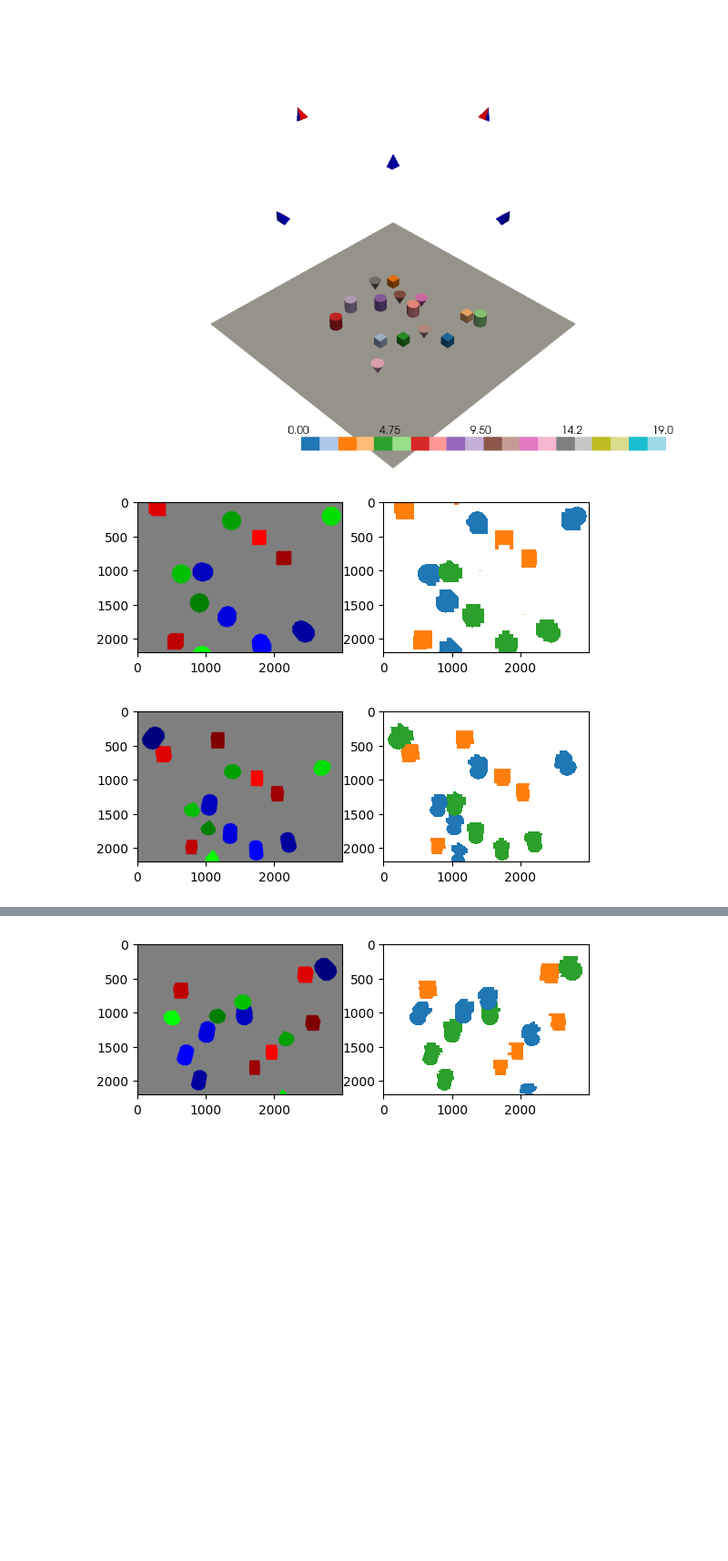
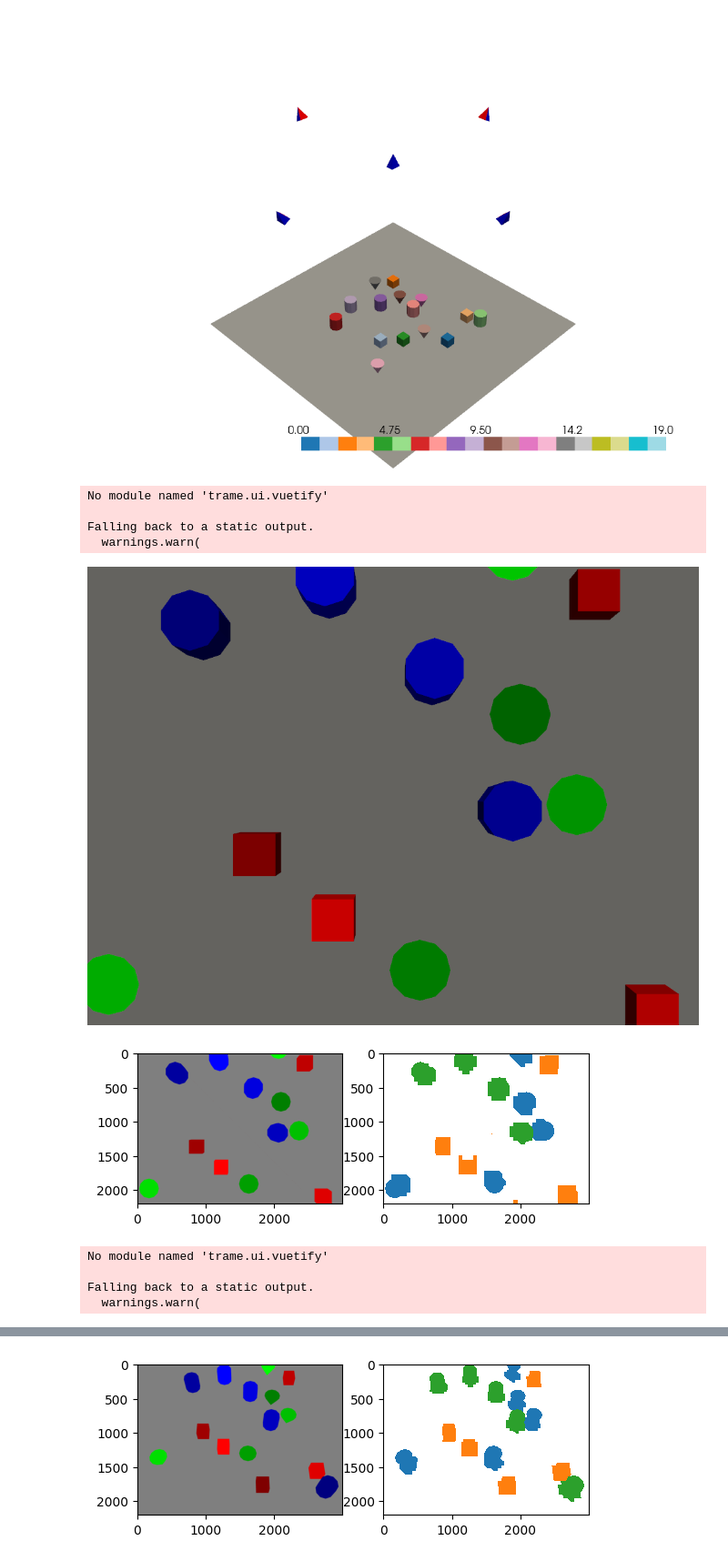
Before and after one commit to open-forest-observatory/geograypher, a Jupyter notebook: examples/concept_figure.ipynb, the cells around one changed output, grey strips where cells are left out. Shown at 91% size. Drawn from its saved outputs; the diff is of its cells as text; code cells hidden in the pictures; blank space fills up the shorter version.

Commit message:
Add concept figure with pyvista render per view

```diff
--- a/examples/concept_figure.ipynb
+++ b/examples/concept_figure.ipynb
@@ -102,7 +102,10 @@ def create_scene_mesh(
         object_points = merged_mesh.points[np.isclose(merged_mesh.points[:, 2], 0)]
         grid_size_x, grid_size_y = grid_size
         # Add the corner points of the ground plane
-        grid = np.meshgrid(np.linspace(-grid_size_x/2, grid_size_x/2, num=100), np.linspace(-grid_size_y/2, grid_size_y/2, num=100))
+        grid = np.meshgrid(
+            np.linspace(-grid_size_x / 2, grid_size_x / 2, num=100),
+            np.linspace(-grid_size_y / 2, grid_size_y / 2, num=100),
+        )
         grid = [x.flatten() for x in grid]
         ground_points = np.vstack(grid + [np.zeros_like(grid[0])]).T
 
@@ -172,9 +175,14 @@ for r_vec, t_vec in zip(r_vecs, t_vecs):
     transform[:3, 3] = t_vec
     cam_to_world_transforms.append(transform)
 
-INTRINSICS = {0: {"f": 4000, "cx":0, "cy": 0, "image_width":3000, "image_height": 2200}}
+INTRINSICS = {
+    0: {"f": 4000, "cx": 0, "cy": 0, "image_width": 3000, "image_height": 2200}
+}
 
-camera_set = PhotogrammetryCameraSet(cam_to_world_transforms=cam_to_world_transforms, intrinsic_params_per_sensor_type=INTRINSICS)
+camera_set = PhotogrammetryCameraSet(
+    cam_to_world_transforms=cam_to_world_transforms,
+    intrinsic_params_per_sensor_type=INTRINSICS,
+)
 # %% [markdown]
 # Create a mesh visualization
 # %%
@@ -215,26 +223,45 @@ Falling back to a static output.
 # %%
 import matplotlib.pyplot as plt
 
 for i in range(5):
     rendered_image = colored_mesh.render_pytorch3d(
         camera_set, i, shade_by_indexing=True
     )
     rendered_object_ID = object_ID_mesh.render_pytorch3d(
         camera_set, i, shade_by_indexing=True
     )
     rendered_object_class = object_class_mesh.render_pytorch3d(
-        camera_set, i, shade_by_indexing=True,
+        camera_set,
+        i,
+        shade_by_indexing=True,
     )
     rendered_object_class[rendered_object_class == -1] = np.nan
 
+    pv_camera = camera_set.get_camera_by_index(i).get_pyvista_camera()
+    plotter = pv.Plotter()
+    plotter.add_mesh(mesh, scalars=colors_per_face, rgb=True)
+    plotter.camera = pv_camera
+    plotter.show()
+
     f, axs = plt.subplots(1, 2)
-    axs[0].imshow(rendered_image)
-
+    axs[0].imshow(np.flip(rendered_image, (0, 1)))
 
     axs[1].imshow(
-        rendered_object_class, cmap="tab10", vmin=0, vmax=9, interpolation="none"
+        np.flip(rendered_object_class, (0, 1)),
+        cmap="tab10",
+        vmin=0,
+        vmax=9,
+        interpolation="none",
     )
     plt.show()
 # %% [output]
+No module named 'trame.ui.vuetify'
+
+Falling back to a static output.
+  warnings.warn(
-[figure, old version]
+[figure, new version]
-[figure, old version]
+[figure, new version]
+No module named 'trame.ui.vuetify'
+
+Falling back to a static output.
+  warnings.warn(
@@ -242 +269 @@ for i in range(5):
-[figure, old version]
+[figure, new version]
```
Also changed, not shown: parts of 1 cell of this notebook.
